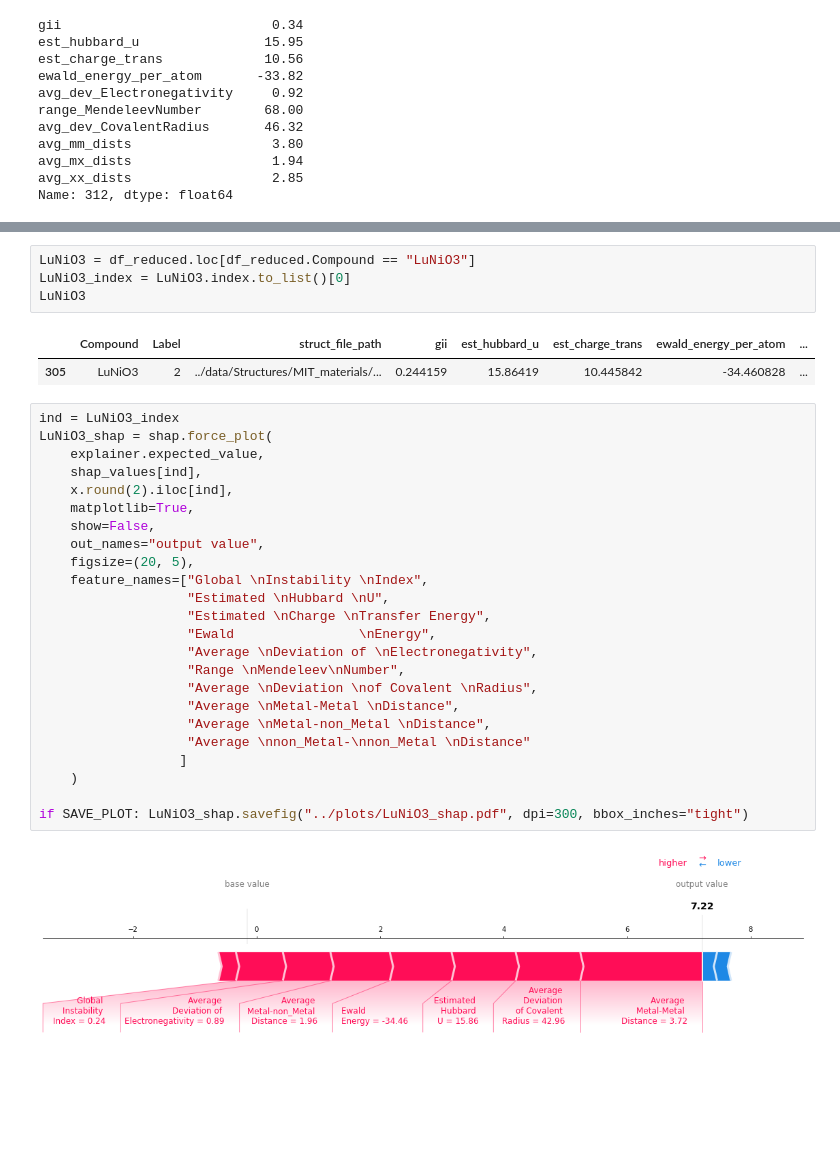
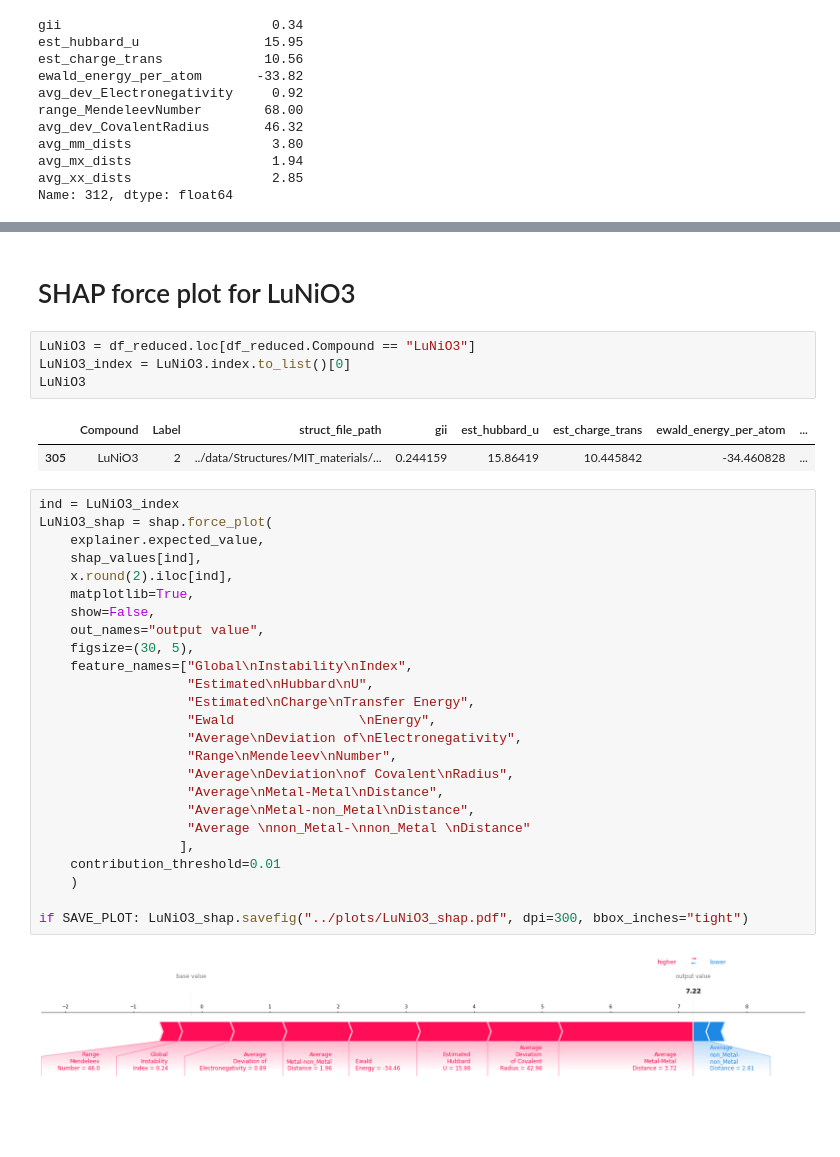
Before and after one commit to rpw199912j/mit_model_code, a Jupyter notebook: notebooks/shap_analysis.ipynb, the cells around one changed output, grey strips where cells are left out. Cells and saved outputs as stored; diff of their text form.

```diff
--- a/notebooks/shap_analysis.ipynb
+++ b/notebooks/shap_analysis.ipynb
@@ -197,3 +250,5 @@ if SAVE_PLOT: NdNiO3_shap.savefig("../plots/NdNiO3_shap.pdf", dpi=300, bbox_inch
+# %% [markdown]
+# SHAP force plot for LuNiO3
 # %%
 LuNiO3 = df_reduced.loc[df_reduced.Compound == "LuNiO3"]
 LuNiO3_index = LuNiO3.index.to_list()[0]
@@ -204,26 +259,27 @@ LuNiO3
 # %%
 ind = LuNiO3_index
 LuNiO3_shap = shap.force_plot(
     explainer.expected_value,
     shap_values[ind],
     x.round(2).iloc[ind],
     matplotlib=True,
     show=False,
     out_names="output value",
-    figsize=(20, 5),
-    feature_names=["Global \nInstability \nIndex",
-                   "Estimated \nHubbard \nU",
-                   "Estimated \nCharge \nTransfer Energy",
+    figsize=(30, 5),
+    feature_names=["Global\nInstability\nIndex",
+                   "Estimated\nHubbard\nU",
+                   "Estimated\nCharge\nTransfer Energy",
                    "Ewald                \nEnergy",
-                   "Average \nDeviation of \nElectronegativity",
-                   "Range \nMendeleev\nNumber",
-                   "Average \nDeviation \nof Covalent \nRadius",
-                   "Average \nMetal-Metal \nDistance",
-                   "Average \nMetal-non_Metal \nDistance",
+                   "Average\nDeviation of\nElectronegativity",
+                   "Range\nMendeleev\nNumber",
+                   "Average\nDeviation\nof Covalent\nRadius",
+                   "Average\nMetal-Metal\nDistance",
+                   "Average\nMetal-non_Metal\nDistance",
                    "Average \nnon_Metal-\nnon_Metal \nDistance"
-                  ]
+                  ],
+    contribution_threshold=0.01
     )
 
 if SAVE_PLOT: LuNiO3_shap.savefig("../plots/LuNiO3_shap.pdf", dpi=300, bbox_inches="tight")
 # %% [output]
-[figure, old version]
+[figure, new version]
```
Also changed, not shown: parts of 10 cells of this notebook, 4 other files.
